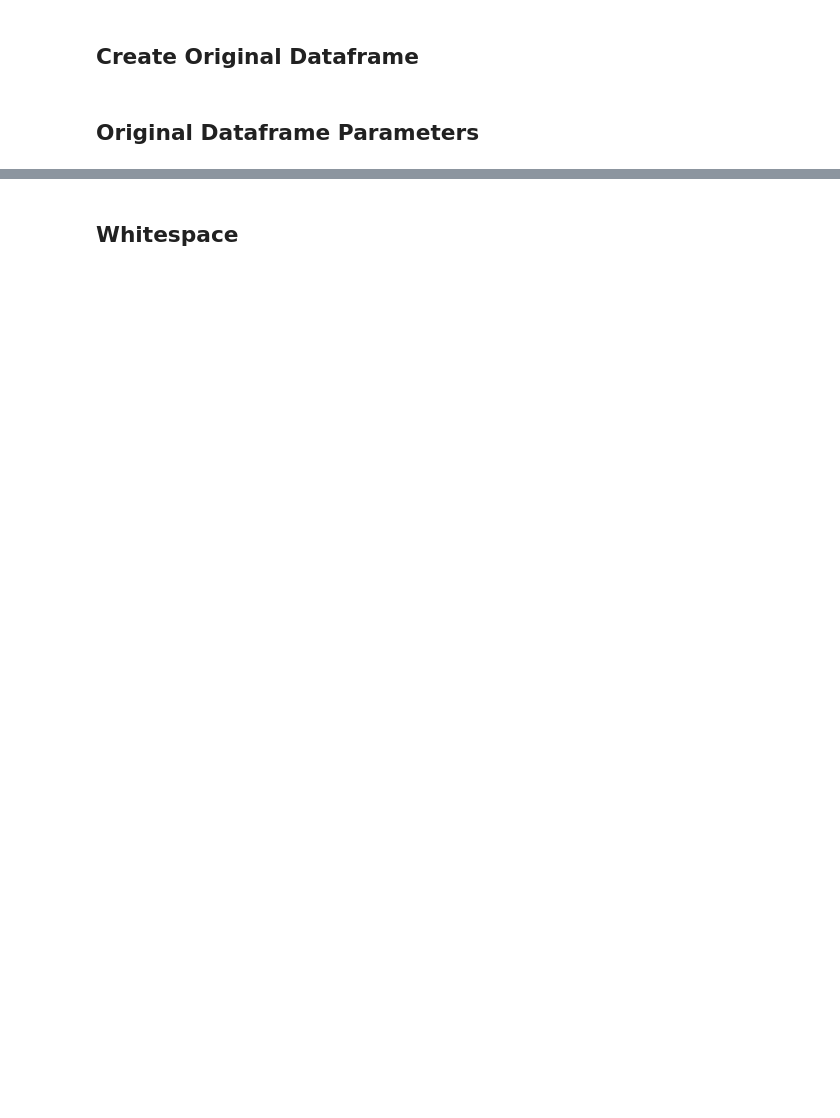
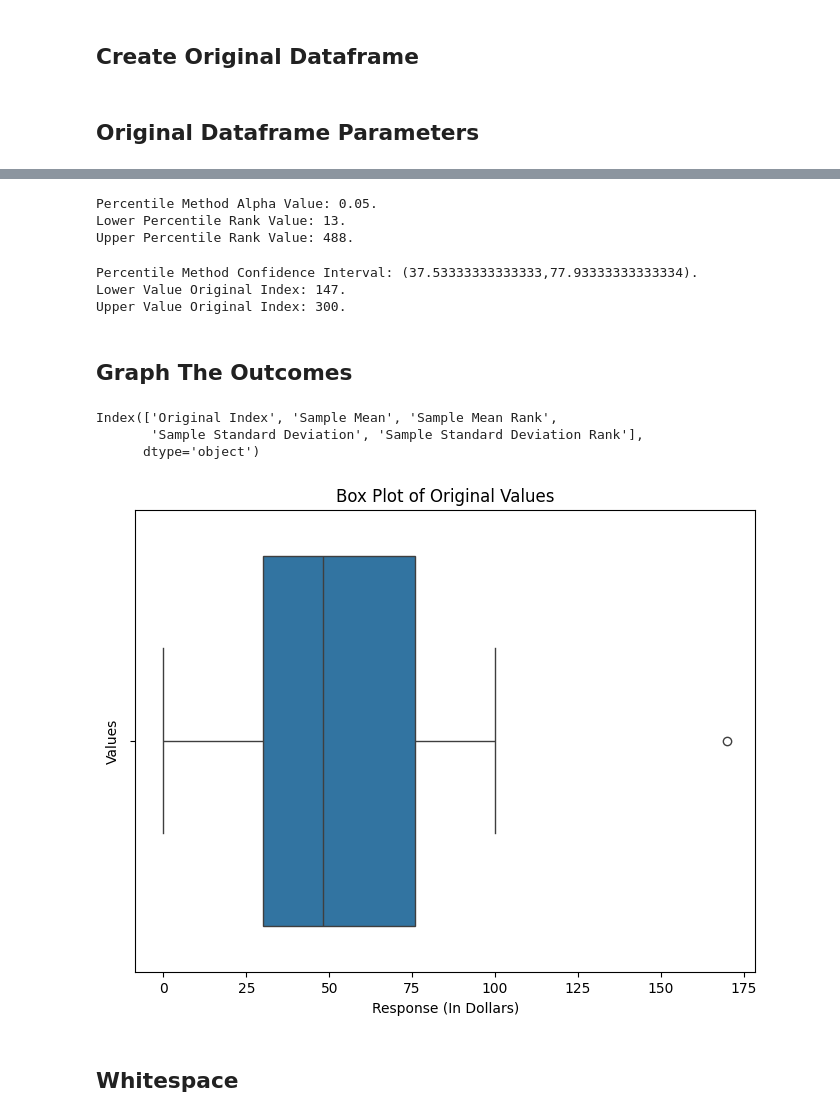
Before and after one commit to Goodfeelings/spring-2024-comp-intensive-stats-projects-02, a Jupyter notebook: Notebooks/project-02.ipynb, the cells around one changed output, grey strips where cells are left out. Drawn from its saved outputs; the diff is of its cells as text; code cells hidden in the pictures; blank space fills up the shorter version.

Commit message:
Percentile Method Outcomes

```diff
--- a/Notebooks/project-02.ipynb
+++ b/Notebooks/project-02.ipynb
@@ -29,2 +127,46 @@ original_data_std_dev = df_original_data.std()['Response (In Dollars)']
+# %%
+lower_percentile_rank_value = int(np.floor(number_of_bootstrap_samples*(percentile_method_alpha/2) + 1))
+upper_percentile_rank_value = int(np.floor(number_of_bootstrap_samples*(1 - percentile_method_alpha/2) + 1))
+
+print(f'Percentile Method Alpha Value: {percentile_method_alpha}.')
+print(f'Lower Percentile Rank Value: {lower_percentile_rank_value}.')
+print(f'Upper Percentile Rank Value: {upper_percentile_rank_value}.')
+# %% [output]
+Percentile Method Alpha Value: 0.05.
+Lower Percentile Rank Value: 13.
+Upper Percentile Rank Value: 488.
+# %%
+lower_percentile_sample_mean = df_parameter_estimates_percentile[df_parameter_estimates_percentile['Sample Mean Rank'] == lower_percentile_rank_value]['Sample Mean'].values[0]
+lower_percentile_sample_mean_original_index_value = df_parameter_estimates_percentile[df_parameter_estimates_percentile['Sample Mean Rank'] == lower_percentile_rank_value]['Original Index'].values[0]
+upper_percentile_sample_mean = df_parameter_estimates_percentile[df_parameter_estimates_percentile['Sample Mean Rank'] == upper_percentile_rank_value]['Sample Mean'].values[0]
+upper_percentile_sample_mean_original_index_value = df_parameter_estimates_percentile[df_parameter_estimates_percentile['Sample Mean Rank'] == upper_percentile_rank_value]['Original Index'].values[0]
+
+print(f'Percentile Method Confidence Interval: ({lower_percentile_sample_mean},{upper_percentile_sample_mean}).')
+print(f'Lower Value Original Index: {lower_percentile_sample_mean_original_index_value}.')
+print(f'Upper Value Original Index: {upper_percentile_sample_mean_original_index_value}.')
+# %% [output]
+Percentile Method Confidence Interval: (37.53333333333333,77.93333333333334).
+Lower Value Original Index: 147.
+Upper Value Original Index: 300.
+# %% [markdown]
+## Graph The Outcomes
+# %%
+print(df_parameter_estimates_percentile.columns)
+# %% [output]
+Index(['Original Index', 'Sample Mean', 'Sample Mean Rank',
+       'Sample Standard Deviation', 'Sample Standard Deviation Rank'],
+      dtype='object')
+# %%
+
+plt.figure(figsize=(8, 6))
+sns.boxplot(x=df_original_data['Response (In Dollars)'], orient='v')
+
+
+plt.ylabel('Values')
+plt.title('Box Plot of Original Values')
+
+plt.show()
+# %% [output]
+[figure, added]
 # %% [markdown]
 ## Whitespace
```
Also changed, not shown: parts of 17 cells of this notebook, 2 other files.
